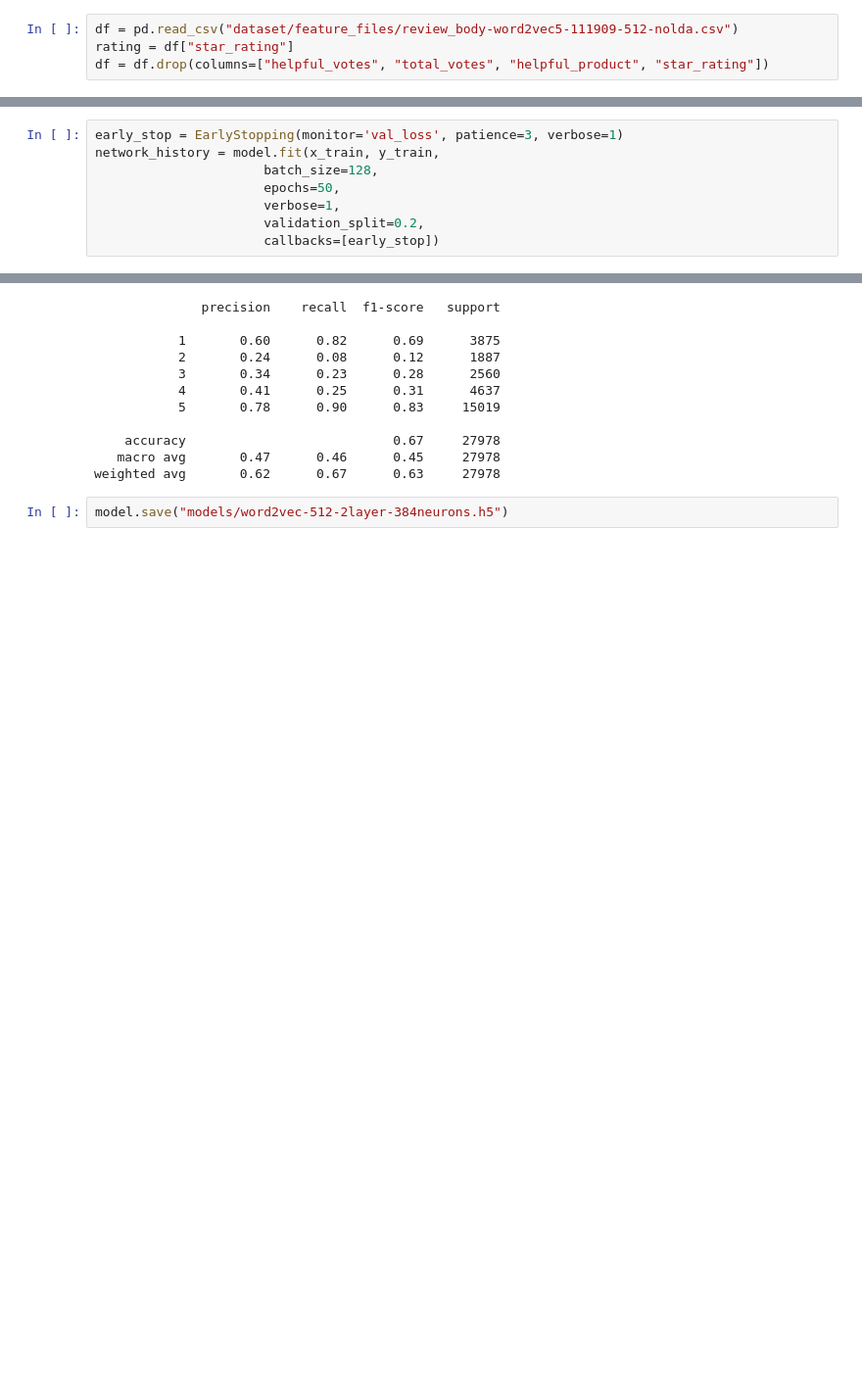
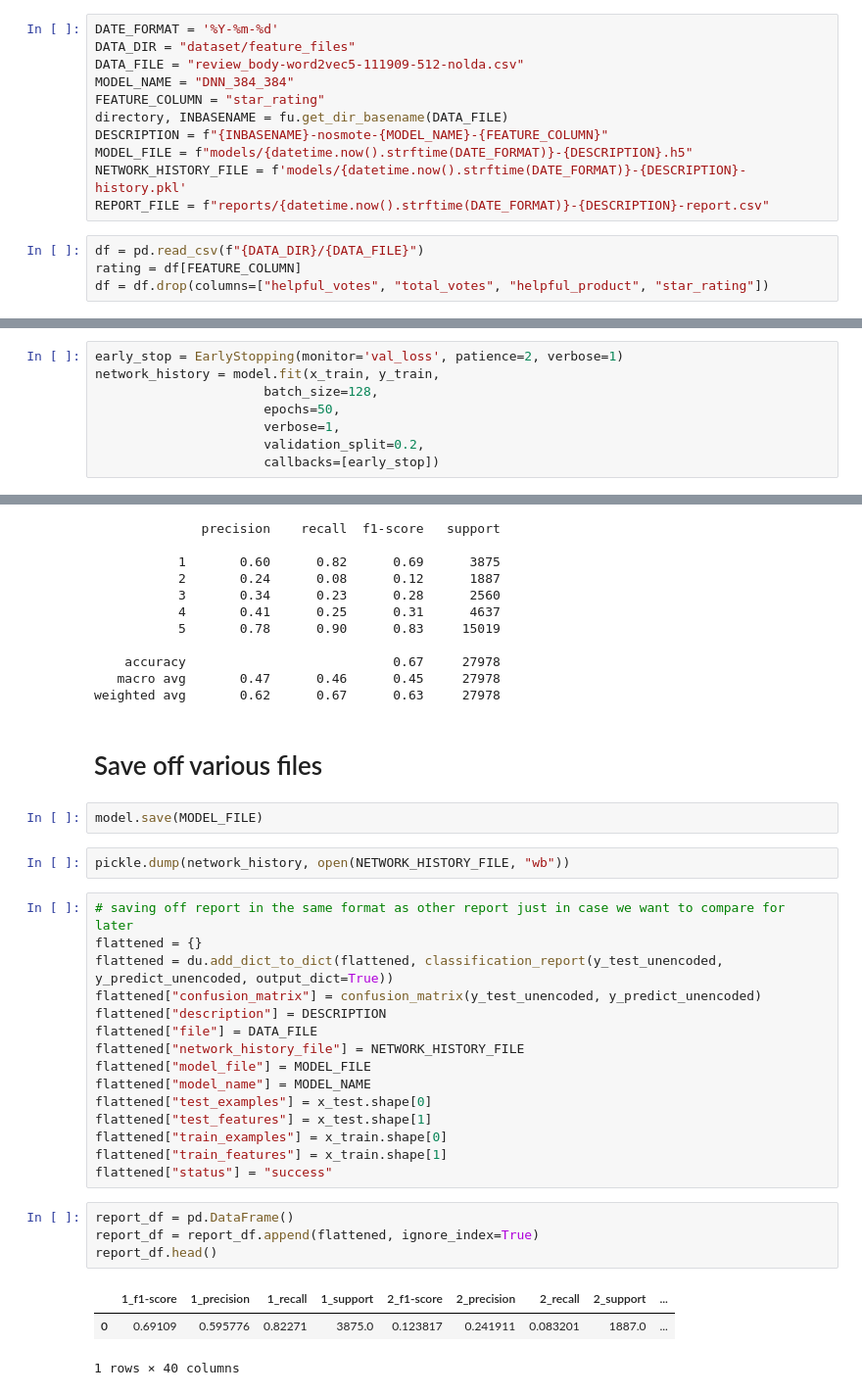
Before and after one commit to sv650s/sb-capstone, a Jupyter notebook: DNN Prototype.ipynb, the cells around one changed output, grey strips where cells are left out. Shown: that part at 98% size. Drawn from its saved outputs; the diff is of its cells as text; blank space fills up the shorter version.

```diff
--- a/DNN Prototype.ipynb
+++ b/DNN Prototype.ipynb
@@ -15,6 +19,17 @@ Using TensorFlow backend.
+# %%
+DATE_FORMAT = '%Y-%m-%d'
+DATA_DIR = "dataset/feature_files"
+DATA_FILE = "review_body-word2vec5-111909-512-nolda.csv"
+MODEL_NAME = "DNN_384_384"
+FEATURE_COLUMN = "star_rating"
+directory, INBASENAME = fu.get_dir_basename(DATA_FILE)
+DESCRIPTION = f"{INBASENAME}-nosmote-{MODEL_NAME}-{FEATURE_COLUMN}"
+MODEL_FILE = f"models/{datetime.now().strftime(DATE_FORMAT)}-{DESCRIPTION}.h5"
+NETWORK_HISTORY_FILE = f'models/{datetime.now().strftime(DATE_FORMAT)}-{DESCRIPTION}-history.pkl'
+REPORT_FILE = f"reports/{datetime.now().strftime(DATE_FORMAT)}-{DESCRIPTION}-report.csv"
 # %%
-df = pd.read_csv("dataset/feature_files/review_body-word2vec5-111909-512-nolda.csv")
-rating = df["star_rating"]
+df = pd.read_csv(f"{DATA_DIR}/{DATA_FILE}")
+rating = df[FEATURE_COLUMN]
 df = df.drop(columns=["helpful_votes", "total_votes", "helpful_product", "star_rating"])
 # %%
 df.head()
@@ -98,7 +113,7 @@ array([[0., 0., 0., 0., 1.],
 # %%
 x_train, x_test, y_train, y_test = train_test_split(df, y, random_state=1)
 # %%
-early_stop = EarlyStopping(monitor='val_loss', patience=3, verbose=1)
+early_stop = EarlyStopping(monitor='val_loss', patience=2, verbose=1)
 network_history = model.fit(x_train, y_train,
                       batch_size=128,
                       epochs=50,
@@ -210,5 +207,32 @@ print(classification_report(y_test_unencoded, y_predict_unencoded))
     accuracy                           0.67     27978
    macro avg       0.47      0.46      0.45     27978
 weighted avg       0.62      0.67      0.63     27978
-# %%
-model.save("models/word2vec-512-2layer-384neurons.h5")
+# %% [markdown]
+# Save off various files
+# %%
+model.save(MODEL_FILE)
+# %%
+pickle.dump(network_history, open(NETWORK_HISTORY_FILE, "wb"))
+# %%
+# saving off report in the same format as other report just in case we want to compare for later
+flattened = {}
+flattened = du.add_dict_to_dict(flattened, classification_report(y_test_unencoded, y_predict_unencoded, output_dict=True))
+flattened["confusion_matrix"] = confusion_matrix(y_test_unencoded, y_predict_unencoded)
+flattened["description"] = DESCRIPTION
+flattened["file"] = DATA_FILE
+flattened["network_history_file"] = NETWORK_HISTORY_FILE
+flattened["model_file"] = MODEL_FILE
+flattened["model_name"] = MODEL_NAME
+flattened["test_examples"] = x_test.shape[0]
+flattened["test_features"] = x_test.shape[1]
+flattened["train_examples"] = x_train.shape[0]
+flattened["train_features"] = x_train.shape[1]
+flattened["status"] = "success"
+# %%
+report_df = pd.DataFrame()
+report_df = report_df.append(flattened, ignore_index=True)
+report_df.head()
+# %% [output]
+|  | 1_f1-score | 1_precision | 1_recall | 1_support | 2_f1-score | 2_precision | 2_recall | 2_support | ... |
+| 0 | 0.69109 | 0.595776 | 0.82271 | 3875.0 | 0.123817 | 0.241911 | 0.083201 | 1887.0 | ... |
+1 rows × 40 columns
```
Also changed, not shown: parts of 4 cells of this notebook, 1 other file.
